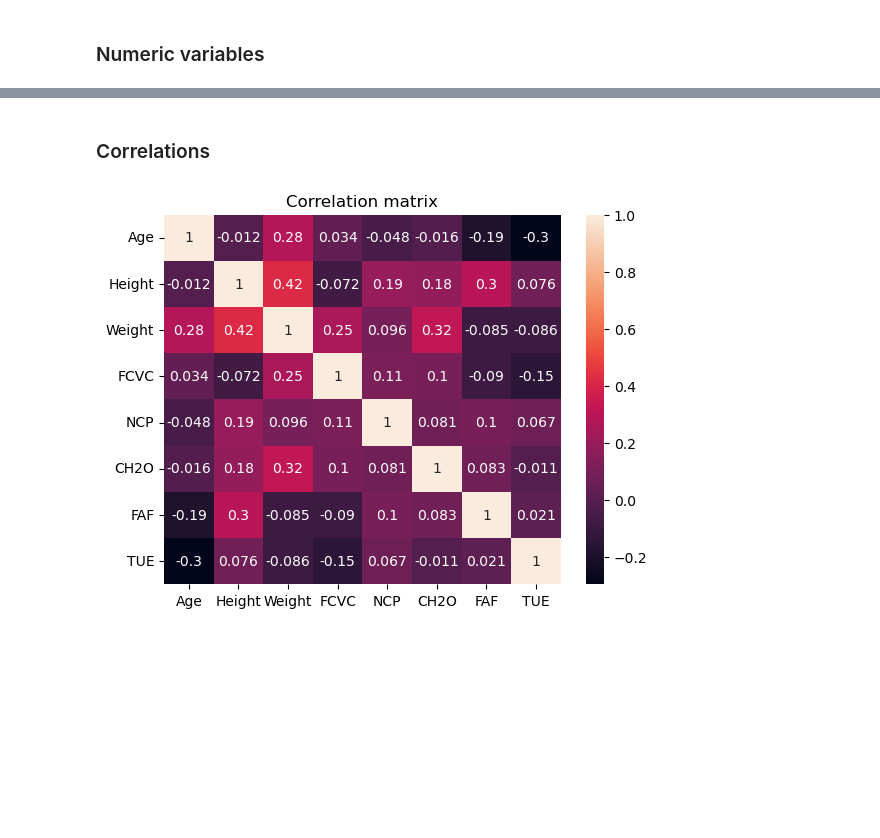
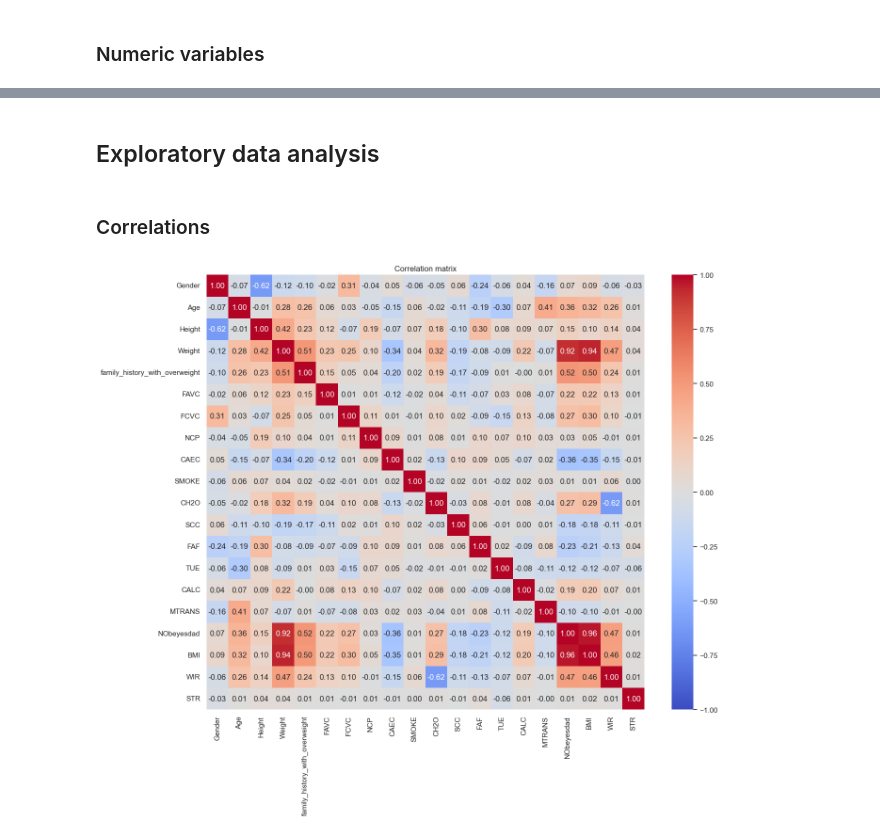
Before and after one commit to lu-julia/data-science-projects, a Jupyter notebook: Obesity Risk Prediction/obesity_risk_prediction.ipynb, the cells around one changed output, grey strips where cells are left out. Saved outputs shown, nothing was run; the diff lists cells and outputs as text; code cells hidden in the pictures; blank space fills up the shorter version.

```diff
--- a/Obesity Risk Prediction/obesity_risk_prediction.ipynb
+++ b/Obesity Risk Prediction/obesity_risk_prediction.ipynb
@@ -169,0 +208,14 @@ numeric_cols = ['Age', 'Height', 'Weight', 'FCVC', 'NCP', 'CH2O', 'FAF', 'TUE']
+# %%
+def encode_categorical(data):
+    data['Gender']= data['Gender'].map({'Male': 0, 'Female': 1})
+    data['family_history_with_overweight'] = data['family_history_with_overweight'].map({'yes': 1, 'no': 0})
+    data['FAVC'] = data['FAVC'].map({'no': 0, 'yes': 1,})
+    data["CAEC"] = data["CAEC"].map({"no": 0, "Sometimes": 1, "Frequently": 2, "Always": 3})
+    data['SMOKE'] = data['SMOKE'].map({'no': 0, 'yes': 1,})
+    data['SCC'] = data['SCC'].map({'no': 0, 'yes': 1,})
+    data["CALC"] = data["CALC"].map({"no": 0, "Sometimes": 1, "Frequently": 2, "Always": 3})
+    data["MTRANS"] = data["MTRANS"].map({"Public_Transportation": 0, "Automobile": 1, "Walking": 2, "Motorbike": 3, "Bike": 4})
+    return data
+# %%
+df_train = encode_categorical(df_train)
+df_test = encode_categorical(df_test)
@@ -169,0 +228,12 @@ numeric_cols = ['Age', 'Height', 'Weight', 'FCVC', 'NCP', 'CH2O', 'FAF', 'TUE']
+# %%
+def create_new_features(data):
+    # BMI
+    data['BMI'] = data['Weight'] / (data['Height'] ** 2)
+    # Water Intake Ratio
+    data['WIR'] = data['Weight'] / data['CH2O']
+    # Sedentary Time Tatio
+    data['STR'] = data['FAF'] / data['TUE']
+    return data
+# %%
+df_train = create_new_features(df_train)
+df_test = create_new_features(df_test)
@@ -170,10 +249,12 @@ numeric_cols = ['Age', 'Height', 'Weight', 'FCVC', 'NCP', 'CH2O', 'FAF', 'TUE']
+# %% [markdown]
+## Exploratory data analysis
 # %% [markdown]
 ### Correlations
 # %%
-df = df_train[numeric_cols].copy()
-corr_matrix=df.corr()
-sns.heatmap(corr_matrix, annot=True)
+plt.figure(figsize=(15, 12))
+corr_matrix=df_train.corr()
+sns.heatmap(corr_matrix, annot=True, vmin=-1, vmax=1, fmt = ".2f", cmap = "coolwarm")
 plt.title('Correlation matrix')
 plt.show()
 # %% [output]
-[figure, old version]
+[figure, new version]
```
Also changed, not shown: parts of 13 cells of this notebook.
